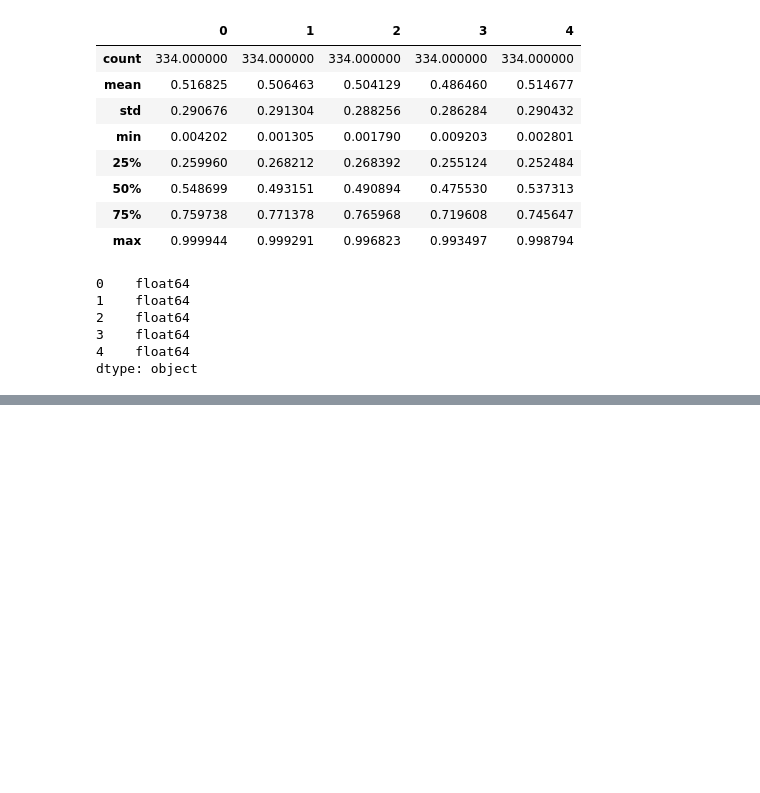
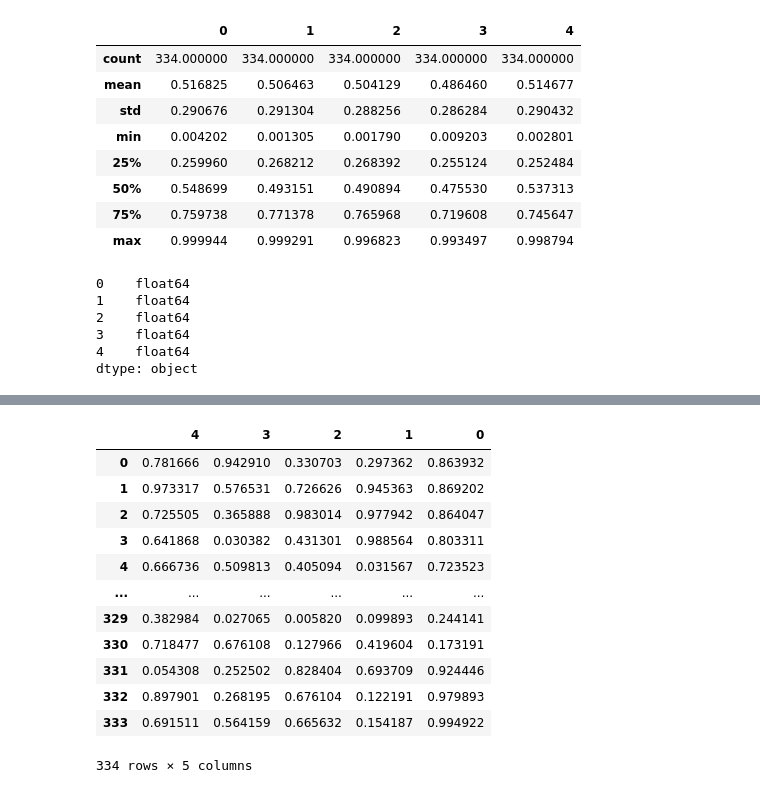
Before and after one commit to Singh-Prince-Rinku/Pandas-Python, a Jupyter notebook: Pansdas.ipynb, the cells around one changed output, grey strips where cells are left out. Cells and saved outputs as stored; diff of their text form; code cells hidden in the pictures; blank space fills up the shorter version.

```diff
--- a/Pansdas.ipynb
+++ b/Pansdas.ipynb
@@ -171,0 +219,16 @@ dtype: object
+# %%
+newdef.sort_index(axis=1, ascending=False)
+# %% [output]
+|  | 4 | 3 | 2 | 1 | 0 |
+| 0 | 0.781666 | 0.942910 | 0.330703 | 0.297362 | 0.863932 |
+| 1 | 0.973317 | 0.576531 | 0.726626 | 0.945363 | 0.869202 |
+| 2 | 0.725505 | 0.365888 | 0.983014 | 0.977942 | 0.864047 |
+| 3 | 0.641868 | 0.030382 | 0.431301 | 0.988564 | 0.803311 |
+| 4 | 0.666736 | 0.509813 | 0.405094 | 0.031567 | 0.723523 |
+| ... | ... | ... | ... | ... | ... |
+| 329 | 0.382984 | 0.027065 | 0.005820 | 0.099893 | 0.244141 |
+| 330 | 0.718477 | 0.676108 | 0.127966 | 0.419604 | 0.173191 |
+| 331 | 0.054308 | 0.252502 | 0.828404 | 0.693709 | 0.924446 |
+| 332 | 0.897901 | 0.268195 | 0.676104 | 0.122191 | 0.979893 |
+| 333 | 0.691511 | 0.564159 | 0.665632 | 0.154187 | 0.994922 |
+334 rows × 5 columns
```
Also changed, not shown: parts of 5 cells of this notebook.
